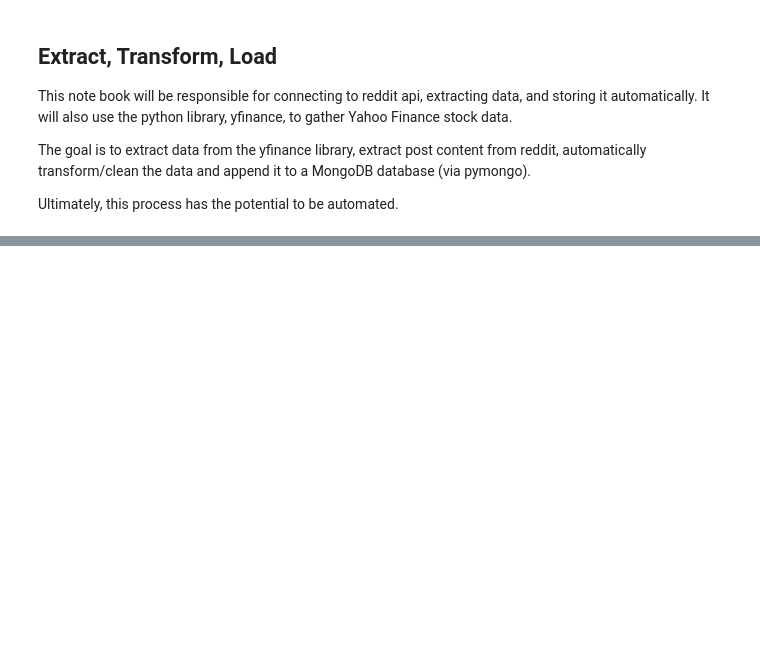
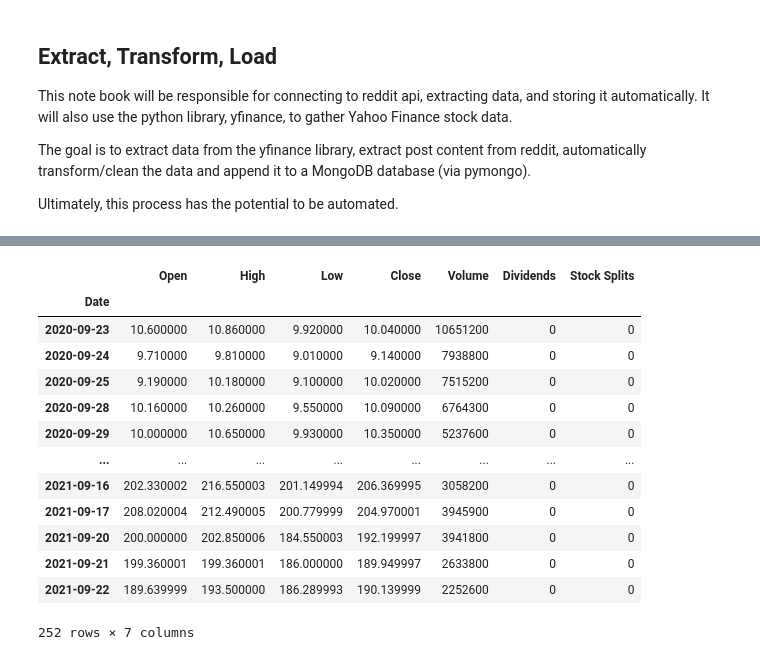
Before and after one commit to josephchancey/etl-reddit-finance, a Jupyter notebook: assets/etl-reddit-finance.ipynb, the cells around one changed output, grey strips where cells are left out. Cells and saved outputs as stored; diff of their text form; code cells hidden in the pictures; blank space fills up the shorter version.

Commit message:
Gather relative GME stock history

```diff
--- a/assets/etl-reddit-finance.ipynb
+++ b/assets/etl-reddit-finance.ipynb
@@ -113,0 +94,25 @@ df
+# %%
+# Assign GME yahoo finance data to variable
+gme = yf.Ticker("GME")
+# Uncomment line below if you'd like to confirm ticker data
+# gme.info
+# %%
+current_date = date.today()
+year_ago = current_date - timedelta(days=365)
+hist = gme.history(start=year_ago, end=current_date)
+hist
+# %% [output]
+|  | Open | High | Low | Close | Volume | Dividends | Stock Splits |
+| Date |  |  |  |  |  |  |  |
+| 2020-09-23 | 10.600000 | 10.860000 | 9.920000 | 10.040000 | 10651200 | 0 | 0 |
+| 2020-09-24 | 9.710000 | 9.810000 | 9.010000 | 9.140000 | 7938800 | 0 | 0 |
+| 2020-09-25 | 9.190000 | 10.180000 | 9.100000 | 10.020000 | 7515200 | 0 | 0 |
+| 2020-09-28 | 10.160000 | 10.260000 | 9.550000 | 10.090000 | 6764300 | 0 | 0 |
+| 2020-09-29 | 10.000000 | 10.650000 | 9.930000 | 10.350000 | 5237600 | 0 | 0 |
+| ... | ... | ... | ... | ... | ... | ... | ... |
+| 2021-09-16 | 202.330002 | 216.550003 | 201.149994 | 206.369995 | 3058200 | 0 | 0 |
+| 2021-09-17 | 208.020004 | 212.490005 | 200.779999 | 204.970001 | 3945900 | 0 | 0 |
+| 2021-09-20 | 200.000000 | 202.850006 | 184.550003 | 192.199997 | 3941800 | 0 | 0 |
+| 2021-09-21 | 199.360001 | 199.360001 | 186.000000 | 189.949997 | 2633800 | 0 | 0 |
+| 2021-09-22 | 189.639999 | 193.500000 | 186.289993 | 190.139999 | 2252600 | 0 | 0 |
+252 rows × 7 columns
```
Also changed, not shown: parts of 6 cells of this notebook.
